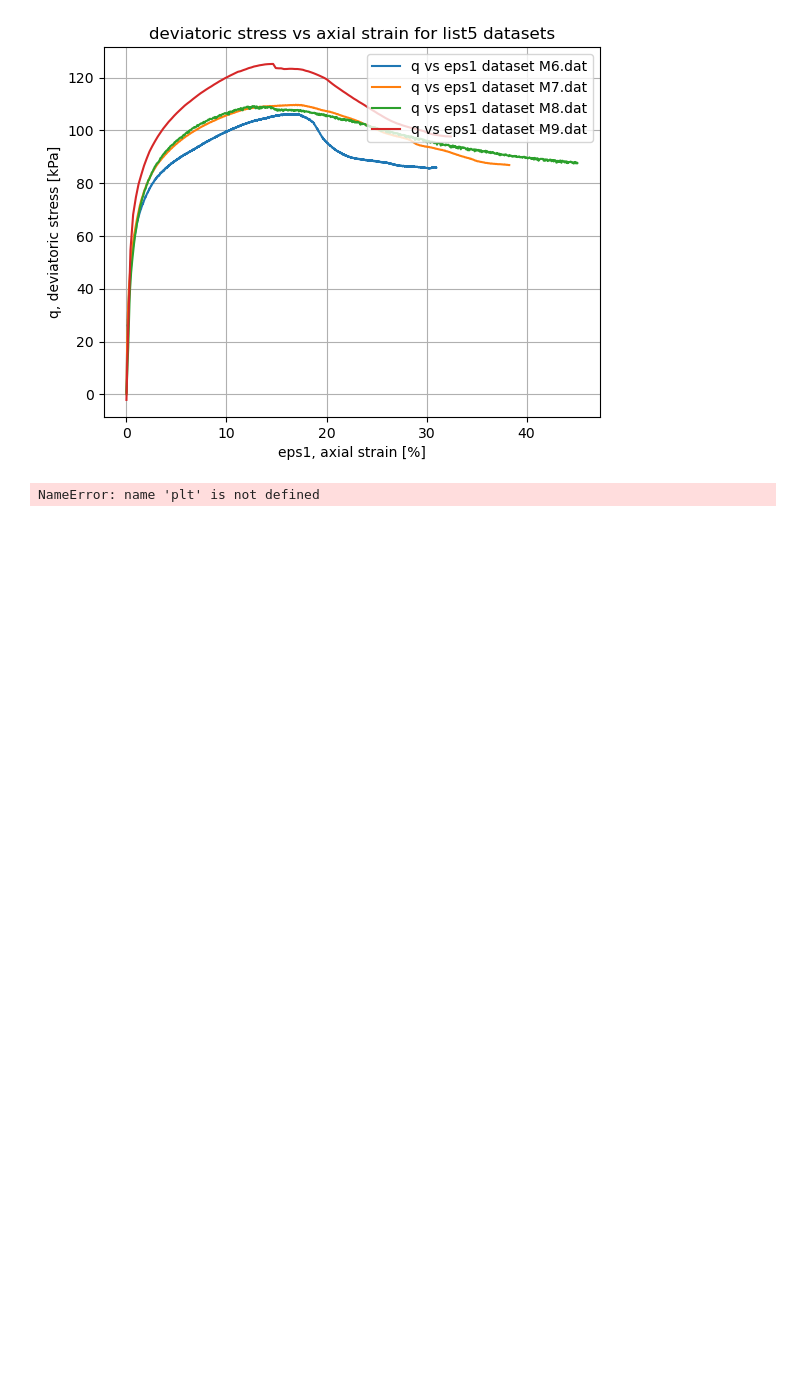
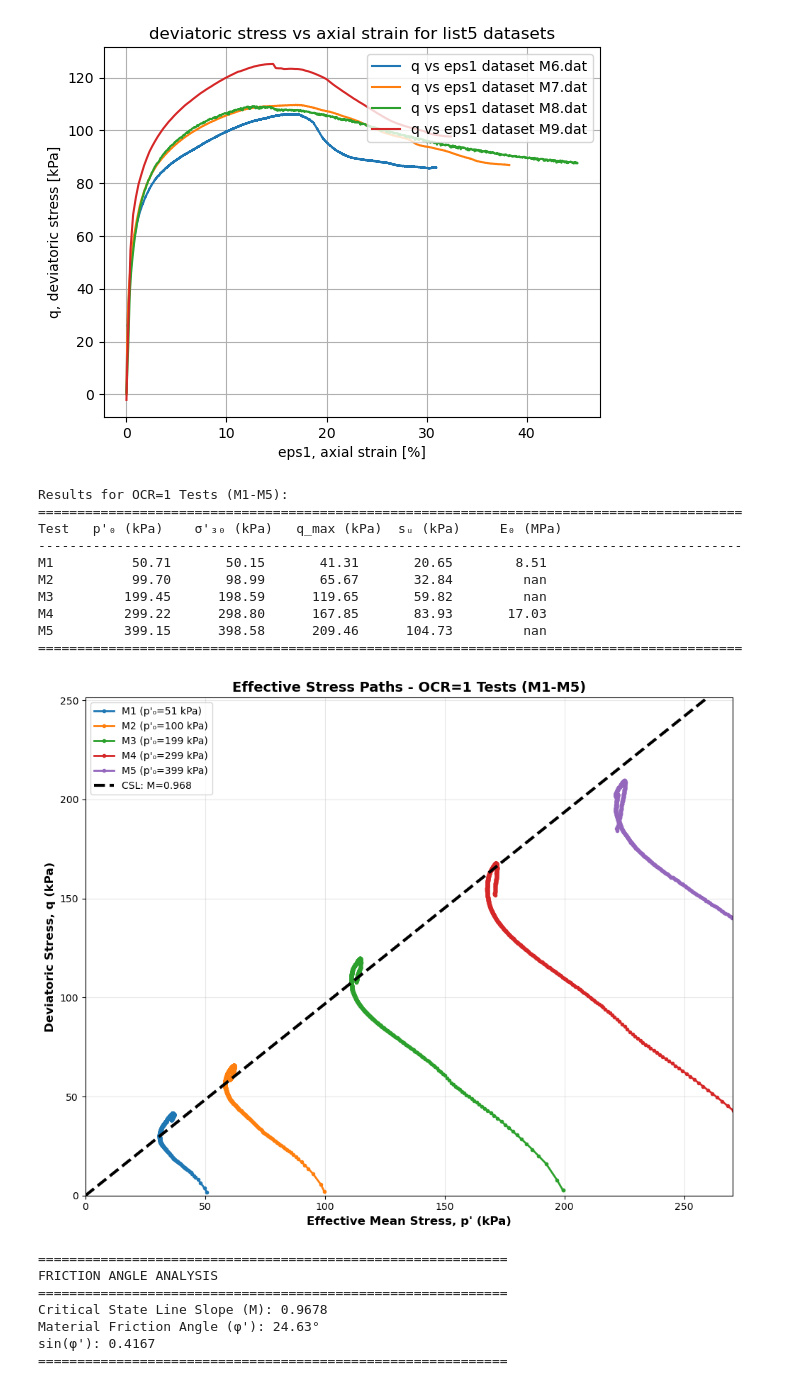
Before and after one commit to JulianEngel1999/Soil_structure_interaction, a Jupyter notebook: Assignment_1.ipynb, the cells around one changed output. Drawn from its saved outputs; the diff is of its cells as text; code cells hidden in the pictures; blank space fills up the shorter version.

```diff
--- a/Assignment_1.ipynb
+++ b/Assignment_1.ipynb
@@ -600,43 +602,99 @@ plt.grid();
 OCR6 = np.array([1, 2, 4, 8])
 su_sigmaeff =0.22*OCR6**0.8
 # %%
+ocr1_tests = ['M1', 'M2', 'M3', 'M4', 'M5']
+results_ocr1 = {}
 
+for test_name in ocr1_tests:
+    df = load_data2(f"{test_name}.dat")
+
+    p0_prime = df['p'].iloc[0]
+    sigma3_prime_0 = df["sigma3'"].iloc[0] if "sigma3'" in df.columns else df['sigma3'].iloc[0] - df['u'].iloc[0]
+
+    q_max = df['q'].max()
+    q_max_idx = df['q'].idxmax()
+
+    su = q_max / 2
+
+    p_prime_at_peak = df['p'].iloc[q_max_idx]
+
+    strain_limit = 0.1
+    initial_data = df[df['eps1'] <= strain_limit]
+    if len(initial_data) > 5:
+        slope, intercept, r_value, _, _ = stats.linregress(initial_data['eps1'], initial_data['q'])
+        E_initial = slope * 100
+    else:
+        E_initial = np.nan
+
+    results_ocr1[test_name] = {
+        'p0_prime': p0_prime,
+        'sigma3_prime_0': sigma3_prime_0,
+        'q_max': q_max,
+        'su': su,
+        'p_prime_at_peak': p_prime_at_peak,
+        'E_initial': E_initial
+    }
+
+print("Results for OCR=1 Tests (M1-M5):")
+print("=" * 90)
+print(f"{'Test':<6} {'p\'₀ (kPa)':<12} {'σ\'₃₀ (kPa)':<12} {'q_max (kPa)':<12} {'sᵤ (kPa)':<12} {'E₀ (MPa)':<12}")
+print("-" * 90)
+for test, res in results_ocr1.items():
+    print(f"{test:<6} {res['p0_prime']:>10.2f}  {res['sigma3_prime_0']:>10.2f}  {res['q_max']:>10.2f}  {res['su']:>10.2f}  {res['E_initial']/1000:>10.2f}")
+print("=" * 90)
 
 fig, ax = plt.subplots(figsize=(10, 8))
 for test_name in ocr1_tests:
-    df = data[test_name]
+    df = load_data2(f"{test_name}.dat")
     p0 = results_ocr1[test_name]['p0_prime']
-    ax.plot(df['p'], df['q'], 'o-', markersize=3, label=f'{test_name} (p\'₀={p0:.0f} kPa)', linewidth=2)
+    ax.plot(df['p'], df['q'], 'o-', markersize=3, label=f"{test_name} (p\'₀={p0:.0f} kPa)", linewidth=2)
 
 p_peaks = [results_ocr1[test]['p_prime_at_peak'] for test in ocr1_tests]
 q_peaks = [results_ocr1[test]['q_max'] for test in ocr1_tests]
 M = np.sum(np.array(p_peaks) * np.array(q_peaks)) / np.sum(np.array(p_peaks)**2)
 p_max = max(p_peaks) * 1.2
 p_line = np.linspace(0, p_max, 100)
 q_line = M * p_line
 ax.plot(p_line, q_line, 'k--', linewidth=3, label=f'CSL: M={M:.3f}')
 sin_phi = 3*M / (6 + M)
 phi_deg = np.arcsin(sin_phi) * 180 / np.pi
 
 ax.set_xlabel("Effective Mean Stress, p' (kPa)", fontsize=12, fontweight='bold')
 ax.set_ylabel("Deviatoric Stress, q (kPa)", fontsize=12, fontweight='bold')
 ax.set_title("Effective Stress Paths - OCR=1 Tests (M1-M5)", fontsize=14, fontweight='bold')
 ax.legend(loc='best', fontsize=10)
 ax.grid(True, alpha=0.3)
 ax.set_xlim(0, p_max)
 ax.set_ylim(0, max(q_peaks) * 1.2)
 plt.tight_layout()
 plt.show()
 
 print(f"\n{'='*60}")
 print(f"FRICTION ANGLE ANALYSIS")
 print(f"{'='*60}")
 print(f"Critical State Line Slope (M): {M:.4f}")
 print(f"Material Friction Angle (φ'): {phi_deg:.2f}°")
 print(f"sin(φ'): {sin_phi:.4f}")
 print(f"{'='*60}\n")
 # %% [output]
-NameError: name 'plt' is not defined
+Results for OCR=1 Tests (M1-M5):
+==========================================================================================
+Test   p'₀ (kPa)    σ'₃₀ (kPa)   q_max (kPa)  sᵤ (kPa)     E₀ (MPa)
+------------------------------------------------------------------------------------------
+M1          50.71       50.15       41.31       20.65        8.51
+M2          99.70       98.99       65.67       32.84         nan
+M3         199.45      198.59      119.65       59.82         nan
+M4         299.22      298.80      167.85       83.93       17.03
+M5         399.15      398.58      209.46      104.73         nan
+==========================================================================================
+[figure, added]
+============================================================
+FRICTION ANGLE ANALYSIS
+============================================================
+Critical State Line Slope (M): 0.9678
+Material Friction Angle (φ'): 24.63°
+sin(φ'): 0.4167
+============================================================
 # %%
 
 p0_prime_values = [results_ocr1[test]['p0_prime'] for test in ocr1_tests]
```
Also changed, not shown: parts of 5 cells of this notebook.
